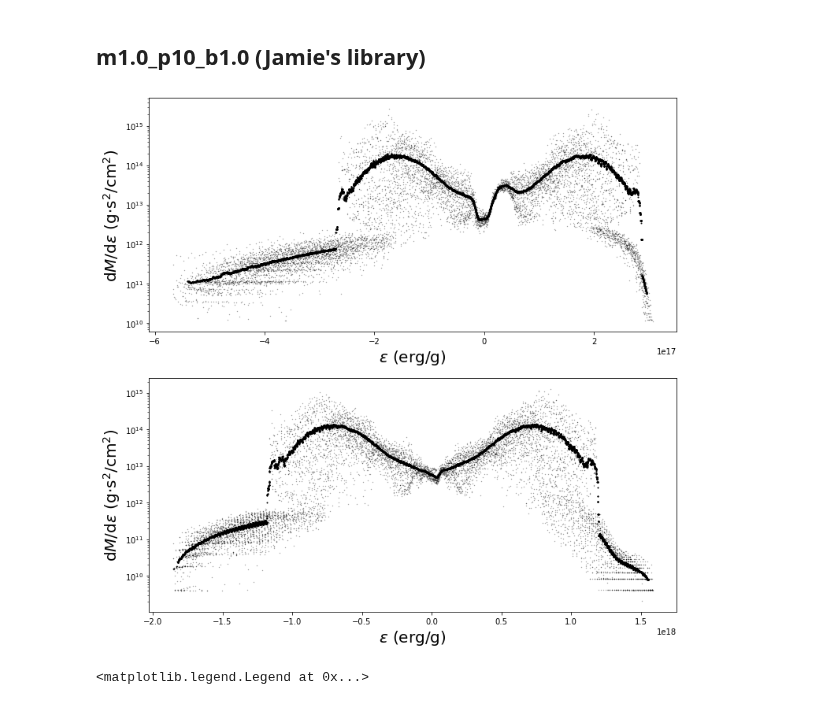
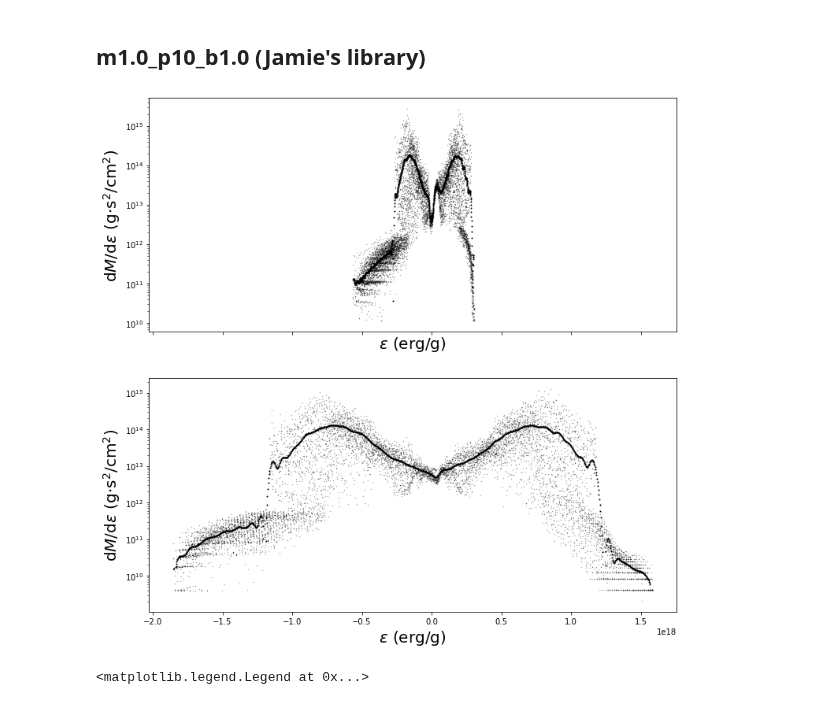
Before and after one commit to slowdivePTG/ASASSN-14ko, a Jupyter notebook: YT_Visualization/dmdt.ipynb, the cells around one changed output. Drawn from its saved outputs; the diff is of its cells as text; code cells hidden in the pictures.

```diff
--- a/YT_Visualization/dmdt.ipynb
+++ b/YT_Visualization/dmdt.ipynb
@@ -110,11 +111,11 @@ P110_chk0060_114 = dmdt(DIR='m1.0_p10_b1.0_P110', chk='0060', Period=114)
 P110_chk0060_50 = dmdt(DIR='m1.0_p10_b1.0_P110', chk='0060', Period=50)
 P110_chk0060 = dmdt(DIR='m1.0_p10_b1.0_P110', chk='0060', Period=-1)
 # %%
-f, ax = plt.subplots(2, 1, figsize=(12, 12))
+f, ax = plt.subplots(2, 1, figsize=(12, 12), sharex=True)
 jamie_chk0060.dm_de_e(ax=ax[0], Bin=100)
 P110_chk0060.dm_de_e(ax=ax[1], Bin=100)
 # %% [output]
-[figure, old version]
+[figure, new version]
 # %%
 f, ax = plt.subplots(3, 1, figsize=(12, 18))
 jamie_chk0060_50.Mdot_t(ax=ax[0])
```
Also changed, not shown: parts of 6 cells of this notebook, 2 other files.
